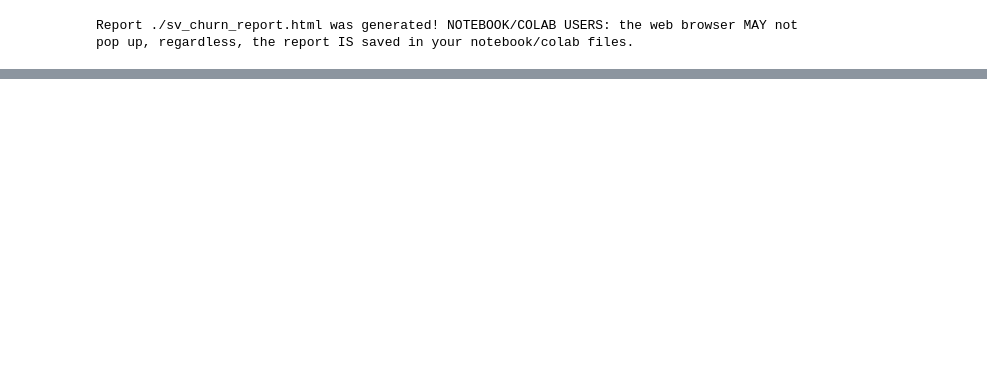
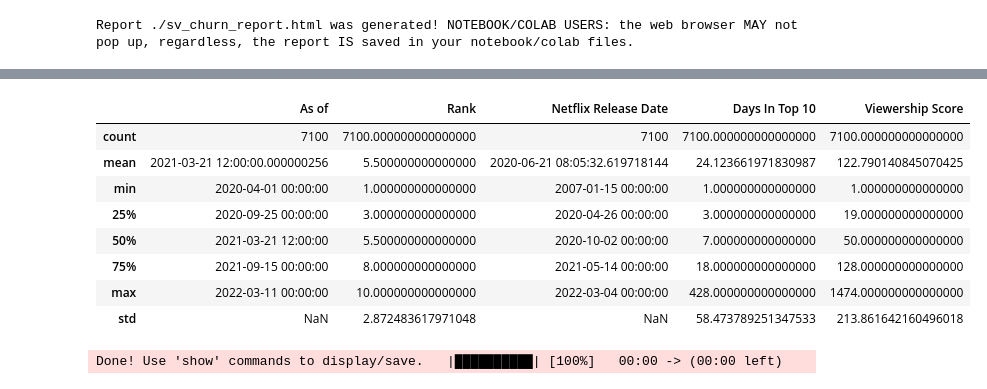
Before and after one commit to ddanielcruz/ignite-ai-02-eda, a Jupyter notebook: eda_churn.ipynb, the cells around one changed output, grey strips where cells are left out. Drawn from its saved outputs; the diff is of its cells as text; code cells hidden in the pictures; blank space fills up the shorter version.

```diff
--- a/eda_churn.ipynb
+++ b/eda_churn.ipynb
@@ -830,0 +841,3 @@ Report ./sv_churn_report.html was generated! NOTEBOOK/COLAB USERS: the web brows
+# %%
+# Read the dataset
+df_netflix = pd.read_csv('./datasets/netflix_daily_top_10.csv')
@@ -830,0 +865,6 @@ Report ./sv_churn_report.html was generated! NOTEBOOK/COLAB USERS: the web brows
+# %%
+# Parse date fields
+df_netflix['Netflix Release Date'] = pd.to_datetime(df_netflix['Netflix Release Date'])
+df_netflix['As of'] = pd.to_datetime(df_netflix['As of'])
+
+df_netflix.info()
@@ -830,0 +914,18 @@ Report ./sv_churn_report.html was generated! NOTEBOOK/COLAB USERS: the web brows
+# %%
+# Detectar outliers
+df_netflix.describe()
+# %% [output]
+|  | As of | Rank | Netflix Release Date | Days In Top 10 | Viewership Score |
+| count | 7100 | 7100.000000000000000 | 7100 | 7100.000000000000000 | 7100.000000000000000 |
+| mean | 2021-03-21 12:00:00.000000256 | 5.500000000000000 | 2020-06-21 08:05:32.619718144 | 24.123661971830987 | 122.790140845070425 |
+| min | 2020-04-01 00:00:00 | 1.000000000000000 | 2007-01-15 00:00:00 | 1.000000000000000 | 1.000000000000000 |
+| 25% | 2020-09-25 00:00:00 | 3.000000000000000 | 2020-04-26 00:00:00 | 3.000000000000000 | 19.000000000000000 |
+| 50% | 2021-03-21 12:00:00 | 5.500000000000000 | 2020-10-02 00:00:00 | 7.000000000000000 | 50.000000000000000 |
+| 75% | 2021-09-15 00:00:00 | 8.000000000000000 | 2021-05-14 00:00:00 | 18.000000000000000 | 128.000000000000000 |
+| max | 2022-03-11 00:00:00 | 10.000000000000000 | 2022-03-04 00:00:00 | 428.000000000000000 | 1474.000000000000000 |
+| std | NaN | 2.872483617971048 | NaN | 58.473789251347533 | 213.861642160496018 |
+# %%
+# Analyze with Sweetviz
+sv_netflix_report = sv.analyze(df_netflix)
+# %% [output]
+Done! Use 'show' commands to display/save.   |██████████| [100%]   00:00 -> (00:00 left)
```
Also changed, not shown: parts of 31 cells of this notebook, 2 other files.
